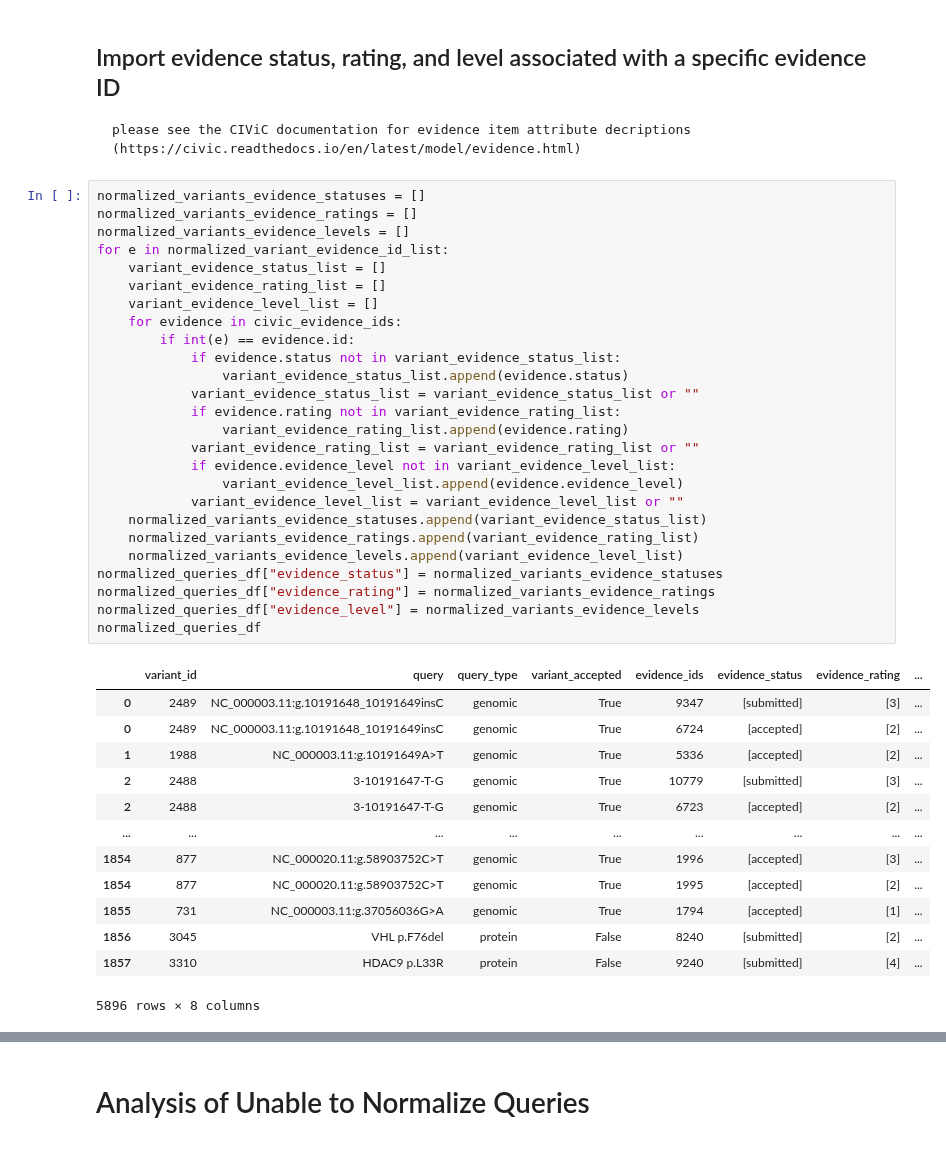
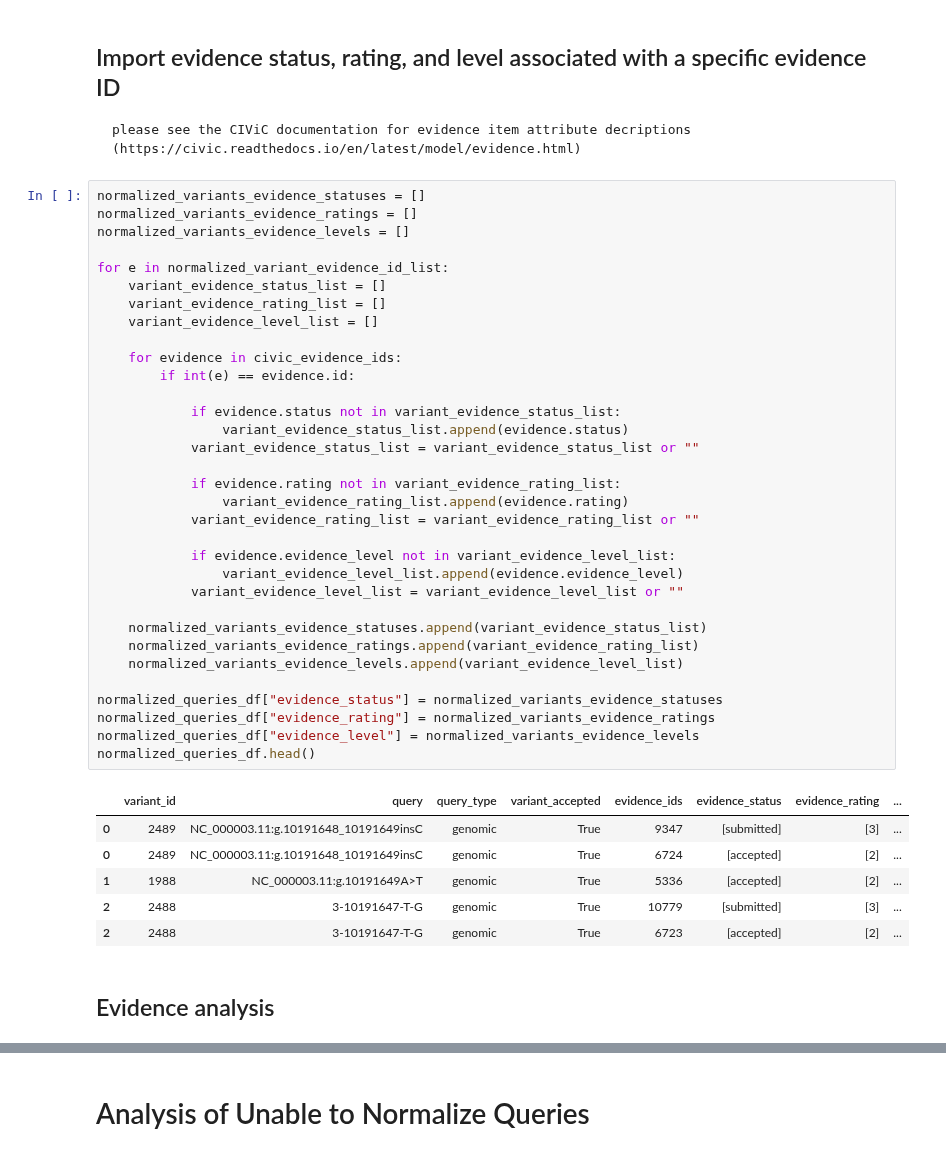
Before and after one commit to cancervariants/variation-normalization, a Jupyter notebook: notebooks/analysis/civic/civic_evidence_analysis.ipynb, the cells around one changed output, grey strips where cells are left out. Saved outputs shown, nothing was run; the diff lists cells and outputs as text.

```diff
--- a/notebooks/analysis/civic/civic_evidence_analysis.ipynb
+++ b/notebooks/analysis/civic/civic_evidence_analysis.ipynb
@@ -136,39 +120,41 @@ f"Percentage of all CIViC evidence items in Normalized variants: {normalized_per
 normalized_variants_evidence_statuses = []
 normalized_variants_evidence_ratings = []
 normalized_variants_evidence_levels = []
+
 for e in normalized_variant_evidence_id_list:
     variant_evidence_status_list = []
     variant_evidence_rating_list = []
     variant_evidence_level_list = []
+
     for evidence in civic_evidence_ids:
         if int(e) == evidence.id:
+
             if evidence.status not in variant_evidence_status_list:
                 variant_evidence_status_list.append(evidence.status)
             variant_evidence_status_list = variant_evidence_status_list or ""
+
             if evidence.rating not in variant_evidence_rating_list:
                 variant_evidence_rating_list.append(evidence.rating)
             variant_evidence_rating_list = variant_evidence_rating_list or ""
+
             if evidence.evidence_level not in variant_evidence_level_list:
                 variant_evidence_level_list.append(evidence.evidence_level)
             variant_evidence_level_list = variant_evidence_level_list or ""
+
     normalized_variants_evidence_statuses.append(variant_evidence_status_list)
     normalized_variants_evidence_ratings.append(variant_evidence_rating_list)
     normalized_variants_evidence_levels.append(variant_evidence_level_list)
+
 normalized_queries_df["evidence_status"] = normalized_variants_evidence_statuses
 normalized_queries_df["evidence_rating"] = normalized_variants_evidence_ratings
 normalized_queries_df["evidence_level"] = normalized_variants_evidence_levels
-normalized_queries_df
+normalized_queries_df.head()
 # %% [output]
 |  | variant_id | query | query_type | variant_accepted | evidence_ids | evidence_status | evidence_rating | ... |
 | 0 | 2489 | NC_000003.11:g.10191648_10191649insC | genomic | True | 9347 | [submitted] | [3] | ... |
 | 0 | 2489 | NC_000003.11:g.10191648_10191649insC | genomic | True | 6724 | [accepted] | [2] | ... |
 | 1 | 1988 | NC_000003.11:g.10191649A>T | genomic | True | 5336 | [accepted] | [2] | ... |
 | 2 | 2488 | 3-10191647-T-G | genomic | True | 10779 | [submitted] | [3] | ... |
 | 2 | 2488 | 3-10191647-T-G | genomic | True | 6723 | [accepted] | [2] | ... |
-| ... | ... | ... | ... | ... | ... | ... | ... | ... |
-| 1854 | 877 | NC_000020.11:g.58903752C>T | genomic | True | 1996 | [accepted] | [3] | ... |
-| 1854 | 877 | NC_000020.11:g.58903752C>T | genomic | True | 1995 | [accepted] | [2] | ... |
-| 1855 | 731 | NC_000003.11:g.37056036G>A | genomic | True | 1794 | [accepted] | [1] | ... |
-| 1856 | 3045 | VHL p.F76del | protein | False | 8240 | [submitted] | [2] | ... |
-| 1857 | 3310 | HDAC9 p.L33R | protein | False | 9240 | [submitted] | [4] | ... |
-5896 rows × 8 columns
+# %% [markdown]
+## Evidence analysis
```
Also changed, not shown: parts of 218 cells of this notebook.
